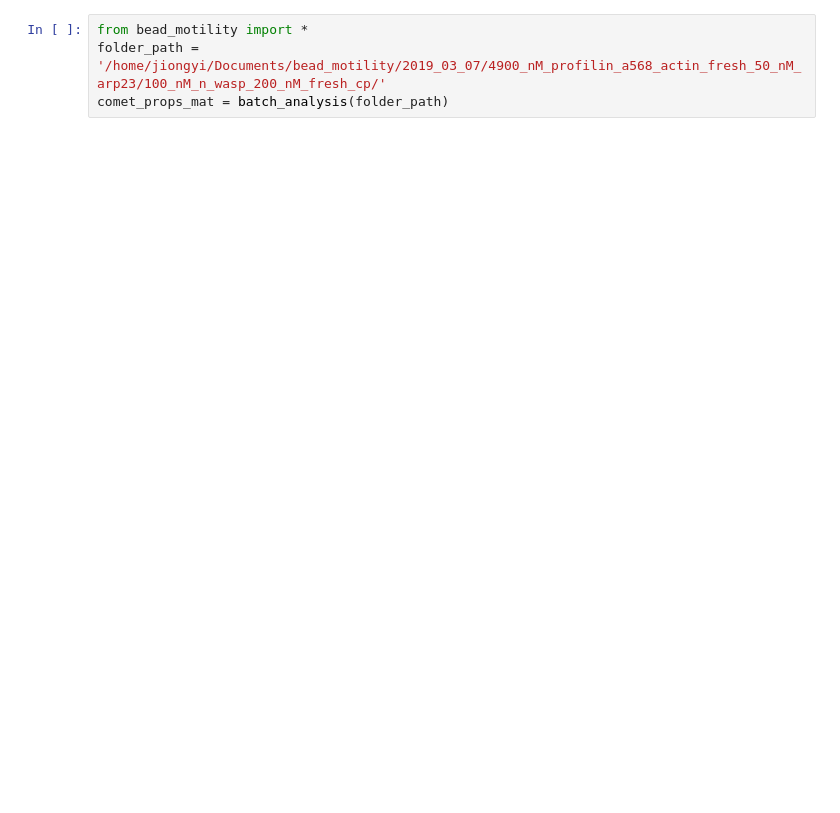
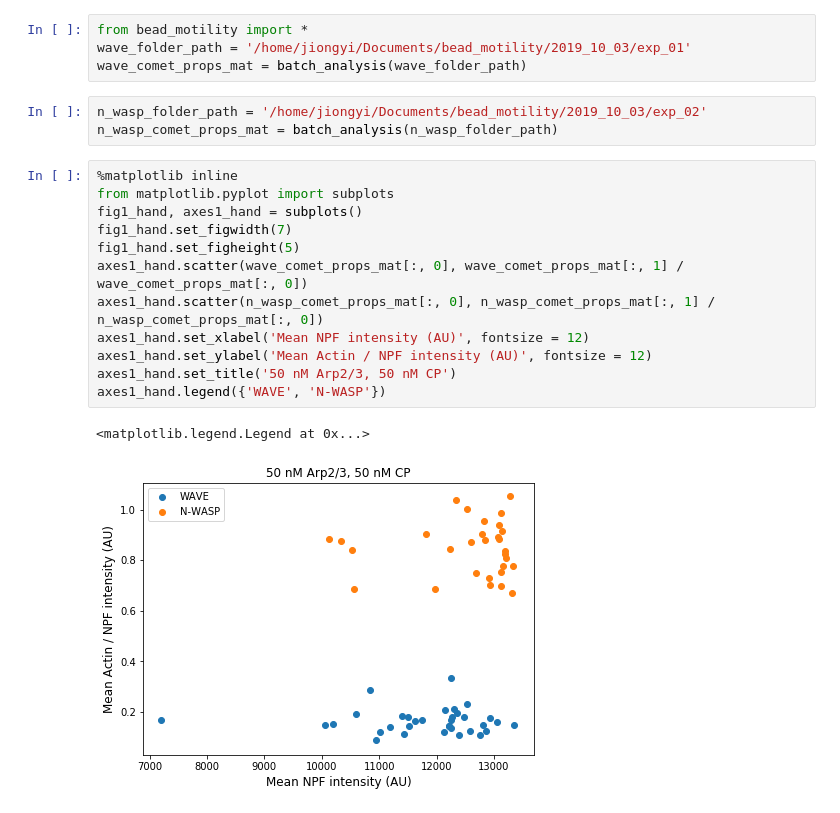
Before and after one commit to jiongyi/postdoc, a Jupyter notebook: actin_assembly/bead_motility/2019_10_01_measure_npf_fluorescence_intensity.ipynb, the cells around one changed output. Cells and saved outputs as stored; diff of their text form; blank space fills up the shorter version.

Commit message:
Analyzed bead motility data N-WASP and WAVE

```diff
--- a/actin_assembly/bead_motility/2019_10_01_measure_npf_fluorescence_intensity.ipynb
+++ b/actin_assembly/bead_motility/2019_10_01_measure_npf_fluorescence_intensity.ipynb
@@ -1,4 +1,22 @@
 # %%
 from bead_motility import *
-folder_path = '/home/jiongyi/Documents/bead_motility/2019_03_07/4900_nM_profilin_a568_actin_fresh_50_nM_arp23/100_nM_n_wasp_200_nM_fresh_cp/'
-comet_props_mat = batch_analysis(folder_path)
+wave_folder_path = '/home/jiongyi/Documents/bead_motility/2019_10_03/exp_01'
+wave_comet_props_mat = batch_analysis(wave_folder_path)
+# %%
+n_wasp_folder_path = '/home/jiongyi/Documents/bead_motility/2019_10_03/exp_02'
+n_wasp_comet_props_mat = batch_analysis(n_wasp_folder_path)
+# %%
+%matplotlib inline
+from matplotlib.pyplot import subplots
+fig1_hand, axes1_hand = subplots()
+fig1_hand.set_figwidth(7)
+fig1_hand.set_figheight(5)
+axes1_hand.scatter(wave_comet_props_mat[:, 0], wave_comet_props_mat[:, 1] / wave_comet_props_mat[:, 0])
+axes1_hand.scatter(n_wasp_comet_props_mat[:, 0], n_wasp_comet_props_mat[:, 1] / n_wasp_comet_props_mat[:, 0])
+axes1_hand.set_xlabel('Mean NPF intensity (AU)', fontsize = 12)
+axes1_hand.set_ylabel('Mean Actin / NPF intensity (AU)', fontsize = 12)
+axes1_hand.set_title('50 nM Arp2/3, 50 nM CP')
+axes1_hand.legend({'WAVE', 'N-WASP'})
+# %% [output]
+<matplotlib.legend.Legend at 0x...>
+[figure, added]
```
Also changed, not shown: parts of 1 cell of this notebook, 1 other file.
